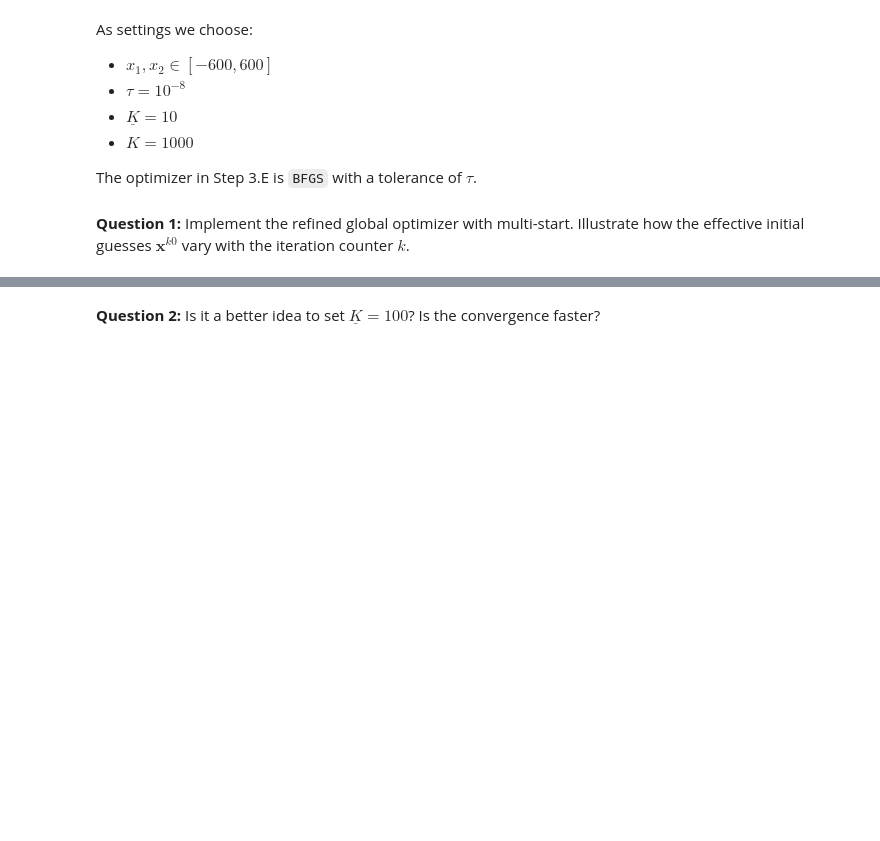
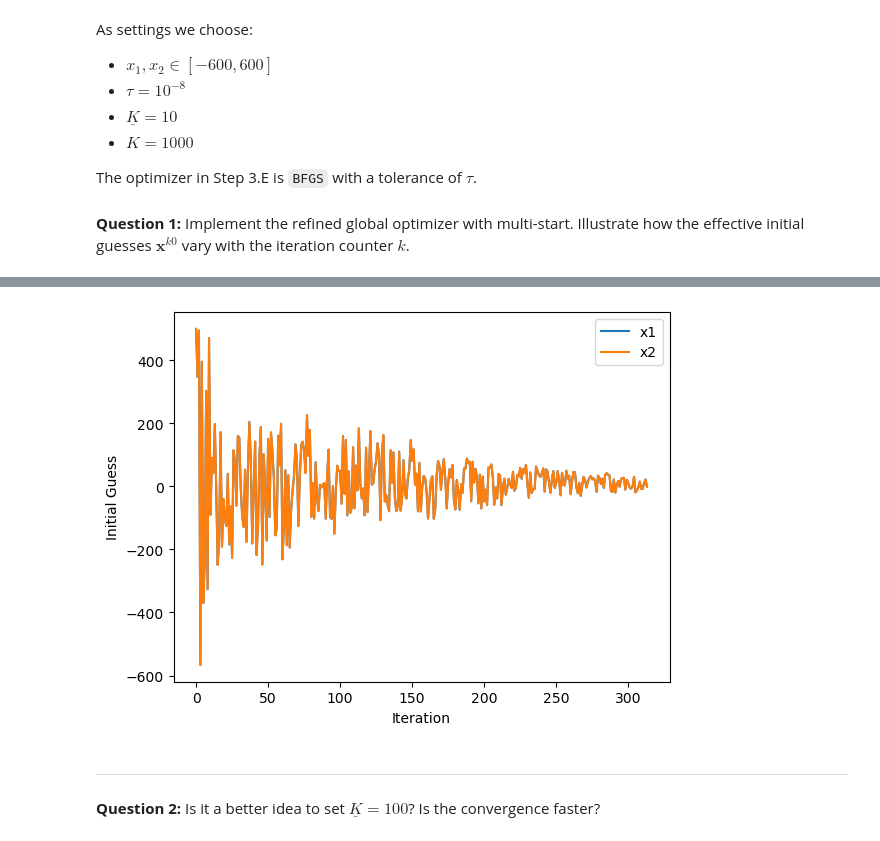
Before and after one commit to crf764/WingedHussar, a Jupyter notebook: examproject/Exam-2023-notebook.ipynb, the cells around one changed output, grey strips where cells are left out. Saved outputs shown, nothing was run; the diff lists cells and outputs as text; code cells hidden in the pictures; blank space fills up the shorter version.

```diff
--- a/examproject/Exam-2023-notebook.ipynb
+++ b/examproject/Exam-2023-notebook.ipynb
@@ -610,0 +635,18 @@ Baseline parameters are:
+# %%
+# Verifying the results to within a certain tolerance, cuz it certainly looks like the answer is 0.25
+
+epsilon = 1e-7
+
+l_t_1 = (((1-eta)*1)/w)**(1/eta) # The expression to check, with kappa=1
+
+if abs(sol_l[1]-l_t_1) < epsilon: # The optimized l, kappa = 1
+    print(f'The expressions are equal')
+else:
+    print(f'The expressions are not equal')
+
+l_t_2 = (((1-eta)*2)/w)**(1/eta) # Expression to check, kappa = 2
+
+if abs(sol_l[2]-l_t_2) < epsilon:
+    print(f'The expressions are equal')
+else:
+    print(f'The expressions are not equal')
@@ -729,0 +823,44 @@ The optimizer in Step 3.E is `BFGS` with a tolerance of $\tau$.
+# %%
+# chi^k function (C.)
+def chi(k, K_warmup):
+    return 0.50 * (2 / (1 + np.exp((k - K_warmup) / 100)))
+
+def global_optimizer(func, bounds, K_warmup, K_max, tolerance):
+    x_star = np.zeros(len(bounds)) # Zero vector
+    min_func_value = np.inf  # Set to infinity initially for comparison
+    initial_guesses = []
+    for k in range(K_max): # for-loop running for K_max iterations
+        x_k = np.random.uniform(bounds[:, 0], bounds[:, 1]) # Draw random guess (A.)
+        if k >= K_warmup:
+            x_k0 = chi(k, K_warmup) * x_k + (1 - chi(k, K_warmup)) * x_star # I am mystified (D.)
+        else:
+            x_k0 = x_k # (B.)
+        initial_guesses.append(x_k0) # Append x_k0 to initial guesses lsit
+        result = minimize(func, x_k0, method='BFGS', tol=tolerance) # Optimize (E.)
+        if k < 10 or result.fun < min_func_value:  # Print for first 10 iterations or if the result is improved
+            print(f'Iteration {k}: Initial guess is {x_k0} with function value {result.fun}')
+        if result.fun < min_func_value:  # Keep track of the minimum function value found so far (F.)
+            min_func_value = result.fun
+            x_star = result.x
+        if func(x_star) < tolerance: # Stop The Count! (G.)
+            break
+    return x_star, initial_guesses # 4.
+
+# Defining bounds, tolerances and iterations
+bounds = np.array([[-600, 600], [-600, 600]])
+tolerance = 1e-8
+K_warmup = 10
+K_max = 1000
+
+# Executing the global optimizer
+x_star, initial_guesses = global_optimizer(griewank, bounds, K_warmup, K_max, tolerance)
+
+# Visualizing how the initial guesses evolve
+initial_guesses = np.array(initial_guesses)
+plt.plot(initial_guesses[:, 1], label='x1')
+plt.plot(initial_guesses[:, 1], label='x2')
+plt.xlabel('Iteration')
+plt.ylabel('Initial Guess')
+plt.legend()
+plt.show()
+# %% [output]
@@ -730,2 +885,5 @@ The optimizer in Step 3.E is `BFGS` with a tolerance of $\tau$.
+[figure, added]
+# %% [markdown]
+-----------
 # %% [markdown]
 **Question 2:** Is it a better idea to set $\underline{K} = 100$? Is the convergence faster?
```
Also changed, not shown: parts of 19 cells of this notebook.
